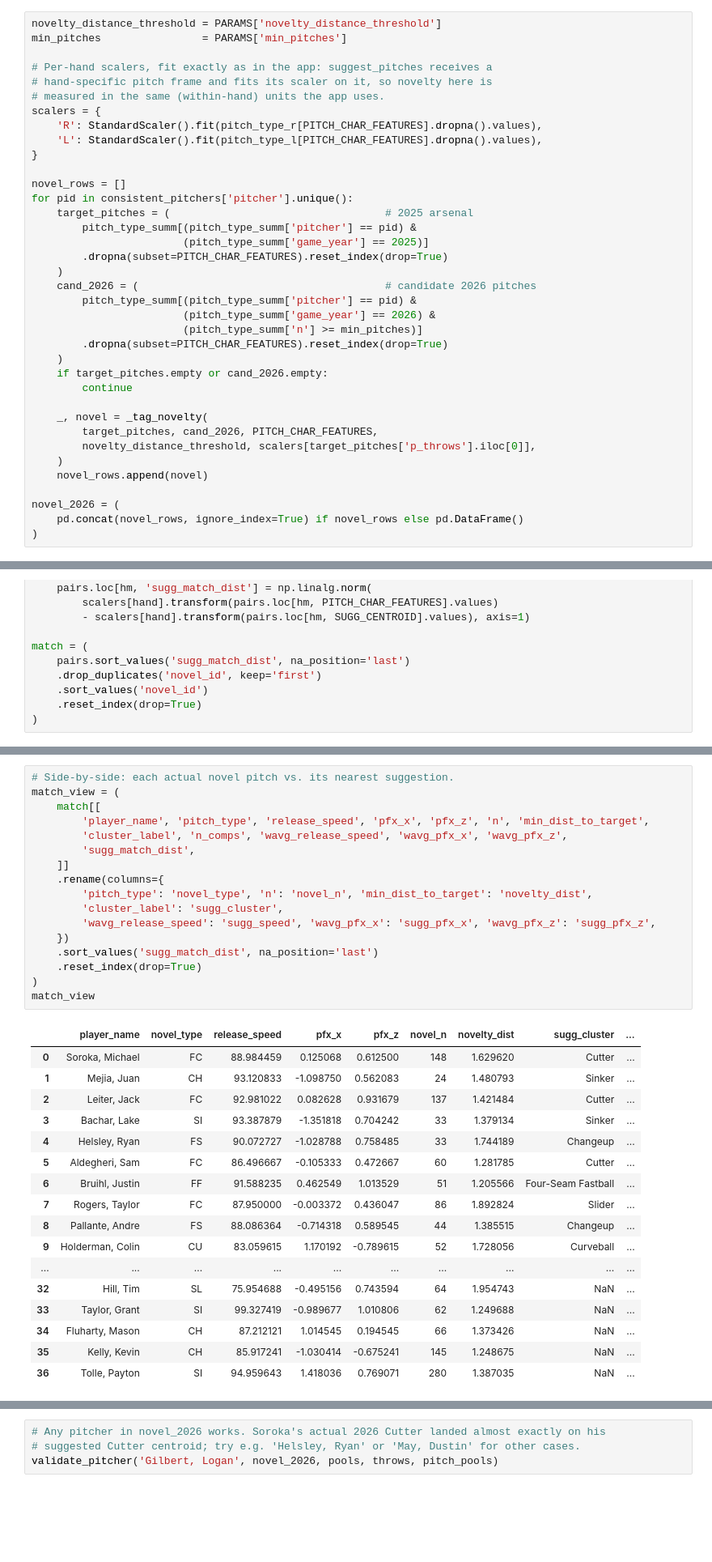
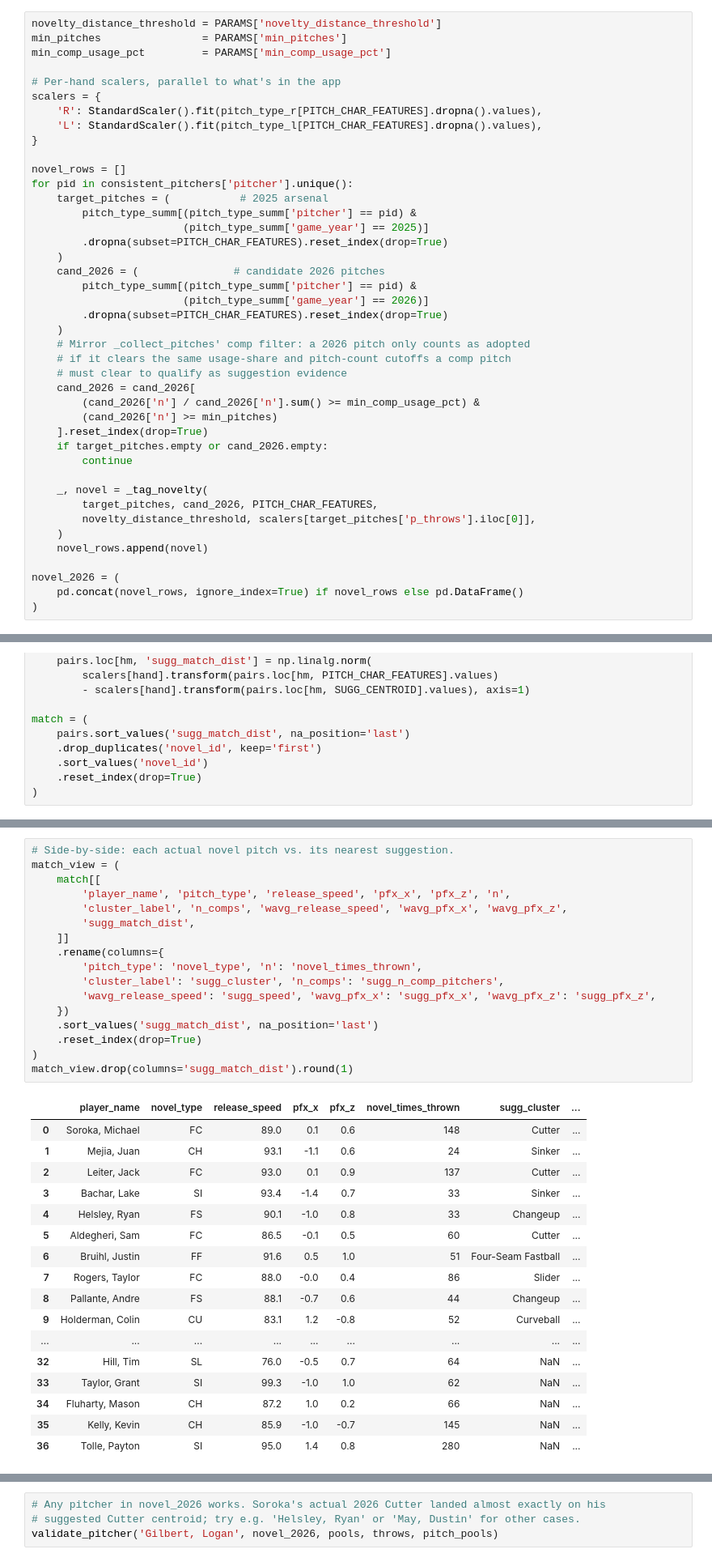
Before and after one commit to simontodreas/New-Pitches-Tool, a Jupyter notebook: notebooks/2026 Validation.ipynb, the cells around one changed output, grey strips where cells are left out. Shown at 81% size. Saved outputs shown, nothing was run; the diff lists cells and outputs as text; blank space fills up the shorter version.

Commit message:
release ready

```diff
--- a/notebooks/2026 Validation.ipynb
+++ b/notebooks/2026 Validation.ipynb
@@ -92,10 +91,9 @@ For each of the 466 consistent pitchers, treat their **2025 arsenal** as the tar
 # %%
 novelty_distance_threshold = PARAMS['novelty_distance_threshold']
 min_pitches                = PARAMS['min_pitches']
+min_comp_usage_pct         = PARAMS['min_comp_usage_pct']
 
-# Per-hand scalers, fit exactly as in the app: suggest_pitches receives a
-# hand-specific pitch frame and fits its scaler on it, so novelty here is
-# measured in the same (within-hand) units the app uses.
+# Per-hand scalers, parallel to what's in the app
 scalers = {
     'R': StandardScaler().fit(pitch_type_r[PITCH_CHAR_FEATURES].dropna().values),
     'L': StandardScaler().fit(pitch_type_l[PITCH_CHAR_FEATURES].dropna().values),
@@ -103,17 +101,23 @@ scalers = {
 
 novel_rows = []
 for pid in consistent_pitchers['pitcher'].unique():
-    target_pitches = (                                  # 2025 arsenal
+    target_pitches = (           # 2025 arsenal
         pitch_type_summ[(pitch_type_summ['pitcher'] == pid) &
                         (pitch_type_summ['game_year'] == 2025)]
         .dropna(subset=PITCH_CHAR_FEATURES).reset_index(drop=True)
     )
-    cand_2026 = (                                       # candidate 2026 pitches
+    cand_2026 = (               # candidate 2026 pitches
         pitch_type_summ[(pitch_type_summ['pitcher'] == pid) &
-                        (pitch_type_summ['game_year'] == 2026) &
-                        (pitch_type_summ['n'] >= min_pitches)]
+                        (pitch_type_summ['game_year'] == 2026)]
         .dropna(subset=PITCH_CHAR_FEATURES).reset_index(drop=True)
     )
+    # Mirror _collect_pitches' comp filter: a 2026 pitch only counts as adopted
+    # if it clears the same usage-share and pitch-count cutoffs a comp pitch
+    # must clear to qualify as suggestion evidence
+    cand_2026 = cand_2026[
+        (cand_2026['n'] / cand_2026['n'].sum() >= min_comp_usage_pct) &
+        (cand_2026['n'] >= min_pitches)
+    ].reset_index(drop=True)
     if target_pitches.empty or cand_2026.empty:
         continue
 
@@ -213,38 +214,38 @@ dtype: int64
 # %%
 # Side-by-side: each actual novel pitch vs. its nearest suggestion.
 match_view = (
     match[[
-        'player_name', 'pitch_type', 'release_speed', 'pfx_x', 'pfx_z', 'n', 'min_dist_to_target',
+        'player_name', 'pitch_type', 'release_speed', 'pfx_x', 'pfx_z', 'n',
         'cluster_label', 'n_comps', 'wavg_release_speed', 'wavg_pfx_x', 'wavg_pfx_z',
         'sugg_match_dist',
     ]]
     .rename(columns={
-        'pitch_type': 'novel_type', 'n': 'novel_n', 'min_dist_to_target': 'novelty_dist',
-        'cluster_label': 'sugg_cluster',
+        'pitch_type': 'novel_type', 'n': 'novel_times_thrown',
+        'cluster_label': 'sugg_cluster', 'n_comps': 'sugg_n_comp_pitchers',
         'wavg_release_speed': 'sugg_speed', 'wavg_pfx_x': 'sugg_pfx_x', 'wavg_pfx_z': 'sugg_pfx_z',
     })
     .sort_values('sugg_match_dist', na_position='last')
     .reset_index(drop=True)
 )
-match_view
+match_view.drop(columns='sugg_match_dist').round(1)
 # %% [output]
-|  | player_name | novel_type | release_speed | pfx_x | pfx_z | novel_n | novelty_dist | sugg_cluster | ... |
-| 0 | Soroka, Michael | FC | 88.984459 | 0.125068 | 0.612500 | 148 | 1.629620 | Cutter | ... |
-| 1 | Mejia, Juan | CH | 93.120833 | -1.098750 | 0.562083 | 24 | 1.480793 | Sinker | ... |
-| 2 | Leiter, Jack | FC | 92.981022 | 0.082628 | 0.931679 | 137 | 1.421484 | Cutter | ... |
-| 3 | Bachar, Lake | SI | 93.387879 | -1.351818 | 0.704242 | 33 | 1.379134 | Sinker | ... |
-| 4 | Helsley, Ryan | FS | 90.072727 | -1.028788 | 0.758485 | 33 | 1.744189 | Changeup | ... |
-| 5 | Aldegheri, Sam | FC | 86.496667 | -0.105333 | 0.472667 | 60 | 1.281785 | Cutter | ... |
-| 6 | Bruihl, Justin | FF | 91.588235 | 0.462549 | 1.013529 | 51 | 1.205566 | Four-Seam Fastball | ... |
-| 7 | Rogers, Taylor | FC | 87.950000 | -0.003372 | 0.436047 | 86 | 1.892824 | Slider | ... |
-| 8 | Pallante, Andre | FS | 88.086364 | -0.714318 | 0.589545 | 44 | 1.385515 | Changeup | ... |
-| 9 | Holderman, Colin | CU | 83.059615 | 1.170192 | -0.789615 | 52 | 1.728056 | Curveball | ... |
-| ... | ... | ... | ... | ... | ... | ... | ... | ... | ... |
-| 32 | Hill, Tim | SL | 75.954688 | -0.495156 | 0.743594 | 64 | 1.954743 | NaN | ... |
-| 33 | Taylor, Grant | SI | 99.327419 | -0.989677 | 1.010806 | 62 | 1.249688 | NaN | ... |
-| 34 | Fluharty, Mason | CH | 87.212121 | 1.014545 | 0.194545 | 66 | 1.373426 | NaN | ... |
-| 35 | Kelly, Kevin | CH | 85.917241 | -1.030414 | -0.675241 | 145 | 1.248675 | NaN | ... |
-| 36 | Tolle, Payton | SI | 94.959643 | 1.418036 | 0.769071 | 280 | 1.387035 | NaN | ... |
+|  | player_name | novel_type | release_speed | pfx_x | pfx_z | novel_times_thrown | sugg_cluster | ... |
+| 0 | Soroka, Michael | FC | 89.0 | 0.1 | 0.6 | 148 | Cutter | ... |
+| 1 | Mejia, Juan | CH | 93.1 | -1.1 | 0.6 | 24 | Sinker | ... |
+| 2 | Leiter, Jack | FC | 93.0 | 0.1 | 0.9 | 137 | Cutter | ... |
+| 3 | Bachar, Lake | SI | 93.4 | -1.4 | 0.7 | 33 | Sinker | ... |
+| 4 | Helsley, Ryan | FS | 90.1 | -1.0 | 0.8 | 33 | Changeup | ... |
+| 5 | Aldegheri, Sam | FC | 86.5 | -0.1 | 0.5 | 60 | Cutter | ... |
+| 6 | Bruihl, Justin | FF | 91.6 | 0.5 | 1.0 | 51 | Four-Seam Fastball | ... |
+| 7 | Rogers, Taylor | FC | 88.0 | -0.0 | 0.4 | 86 | Slider | ... |
+| 8 | Pallante, Andre | FS | 88.1 | -0.7 | 0.6 | 44 | Changeup | ... |
+| 9 | Holderman, Colin | CU | 83.1 | 1.2 | -0.8 | 52 | Curveball | ... |
+| ... | ... | ... | ... | ... | ... | ... | ... | ... |
+| 32 | Hill, Tim | SL | 76.0 | -0.5 | 0.7 | 64 | NaN | ... |
+| 33 | Taylor, Grant | SI | 99.3 | -1.0 | 1.0 | 62 | NaN | ... |
+| 34 | Fluharty, Mason | CH | 87.2 | 1.0 | 0.2 | 66 | NaN | ... |
+| 35 | Kelly, Kevin | CH | 85.9 | -1.0 | -0.7 | 145 | NaN | ... |
+| 36 | Tolle, Payton | SI | 95.0 | 1.4 | 0.8 | 280 | NaN | ... |
 # %% [markdown]
 ## Why do 5 pitchers have no suggestion?
 
```
Also changed, not shown: parts of 11 cells of this notebook, 12 other files.
